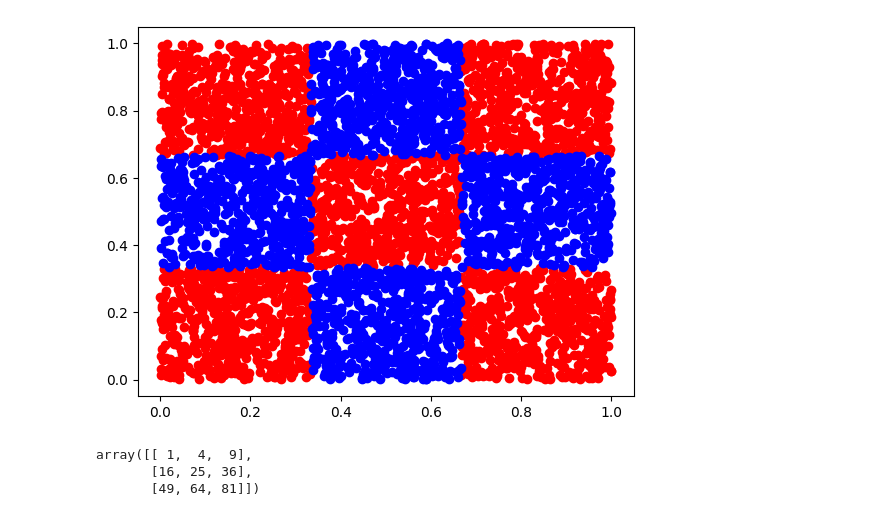
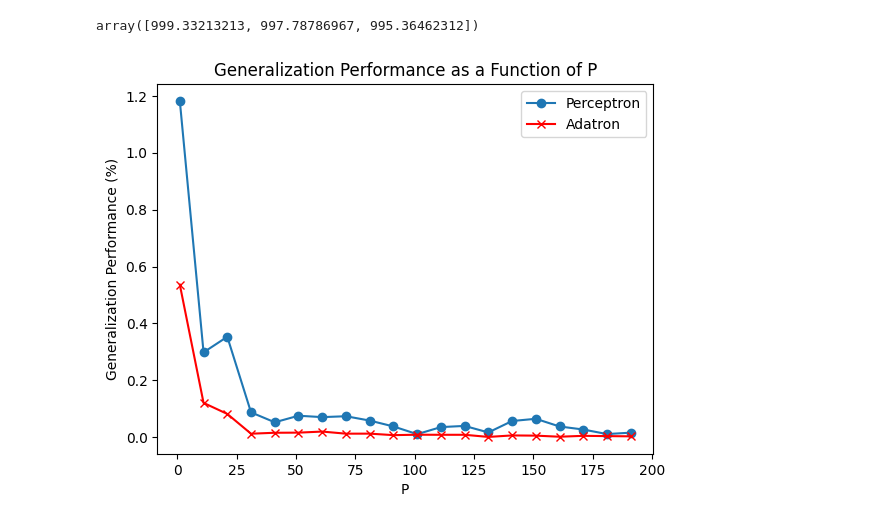
Before and after one commit to Hadartalisr/NeuralLearning, a Jupyter notebook: Ex2/Ex2.ipynb, the cells around one changed output. Saved outputs shown, nothing was run; the diff lists cells and outputs as text; code cells hidden in the pictures.

```diff
--- a/Ex2/Ex2.ipynb
+++ b/Ex2/Ex2.ipynb
@@ -153,3 +227,20 @@ def cosine_distance(vector1, vector2):
+# %%
+perceptron_generalization_performance
+# %% [output]
+array([999.33213213, 997.78786967, 995.36462312])
+# %%
+plt.plot(P_arr, perceptron_average_cosine_distance, marker='o', linestyle='-', label='Perceptron')
+plt.plot(P_arr, adatron_average_cosine_distance, marker='x', linestyle='-', color='red', label='Adatron')
+
+# Add labels and title
+plt.xlabel('P')
+plt.ylabel('Generalization Performance (%)')
+plt.title('Generalization Performance as a Function of P')
+plt.legend()
+# Show the plot
+plt.show()
+# %% [output]
+[figure, added]
 # %%
 import numpy as np
 from pylab import scatter
@@ -196,11 +288,3 @@ def checkboard(P):
 def test_checkboard(x, y):
    scatter(x[0,y==-1.],x[1,y==-1.],c='r')
    scatter(x[0,y==1.],x[1,y==1.],c='b')
-# %%
-P_train = 1000
-(X_train, y_train) = checkboard(P_train)
-P_test = 5*P_train
-(X_test, y_test) = checkboard(P_test)
-test_checkboard(X_test, y_test)
-# %% [output]
-[figure, removed]
@@ -248,11 +290,0 @@ np.sign(np.sum(np.dot(matrix, vector.T), axis=0))
-# %%
-matrix = np.array([[1, 2, 3],
-                   [4, 5, 6],
-                   [7, 8, 9]])
-
-# Raise each element of the matrix to the power of 2
-np.power(matrix, 2)
-# %% [output]
-array([[ 1,  4,  9],
-       [16, 25, 36],
-       [49, 64, 81]])
```
Also changed, not shown: parts of 15 cells of this notebook, 2 other files.
